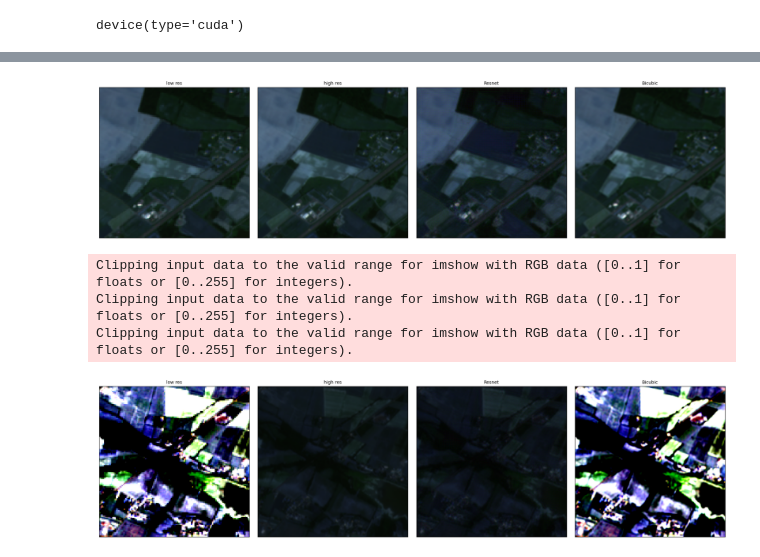
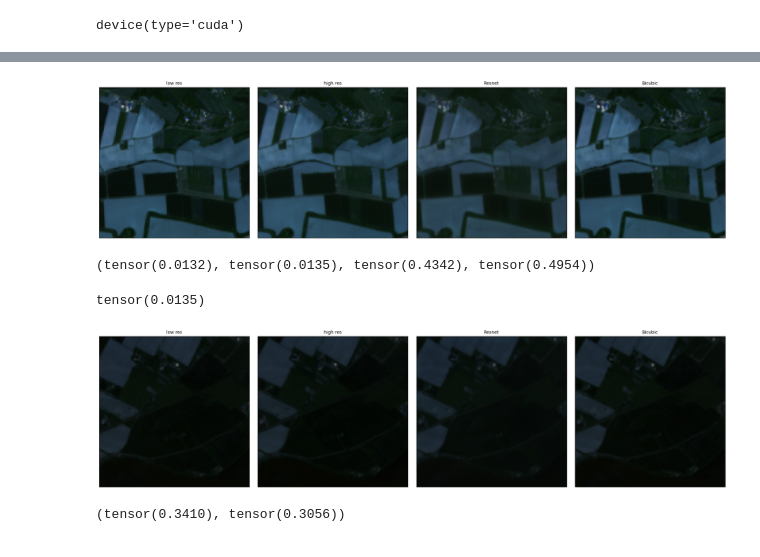
Before and after one commit to LimaoC/super-resolution-for-satellite-imagery, a Jupyter notebook: notebooks/mitch/prototype-gan.ipynb, the cells around one changed output, grey strips where cells are left out. Drawn from its saved outputs; the diff is of its cells as text; code cells hidden in the pictures.

```diff
--- a/notebooks/mitch/prototype-gan.ipynb
+++ b/notebooks/mitch/prototype-gan.ipynb
@@ -46,0 +47,27 @@ Num test 1461
+# %%
+# Count how many are unreliable
+loader = DataLoader(train_patches, batch_size=1)
+x_large_count = 0
+x_small_count = 0
+y_large_count = 0
+y_small_count = 0
+x_discard_count = 0
+y_discard_count = 0
+for x, y in tqdm.tqdm(loader, ncols=100, total=len(loader)):
+    if x.max() > 1 or x.min() < 0:
+        x_discard_count += 1
+
+    if y.max() > 1 or y.min() < 0:
+        y_discard_count += 1
+
+    if x.max() > 1:
+        x_large_count += 1
+
+    if x.min() < 0:
+        x_small_count += 1
+
+    if y.max() > 1:
+        y_large_count += 1
+
+    if y.min() < 0:
+        y_small_count += 1
@@ -118,7 +161,10 @@ def image_transform(x, y):
     x = x[:3, :, :]
     y = y[:3, :, :]
 
-    x = (x - channel_means) / channel_std
+    x = torch.clamp(x, 0, 1)
+    y = torch.clamp(y, 0, 1)
+
+    # x = (x - channel_means) / channel_std
     # y = (y - hr_channel_means) / hr_channel_std
 
     return x, y
@@ -268,26 +327,12 @@ index = random.randint(0, len(low_res) - 1)
 
 low_res_example = low_res[index]
 high_res_example = high_res[index]
-out = model(low_res_example.unsqueeze(0)).detach()
+out = model(low_res_example.unsqueeze(0)).detach().clamp(0, 1)
 bicubic_out = interpolate(
     (low_res_example.unsqueeze(0) * channel_std + channel_means),
     size=(256, 256),
     mode="bicubic",
 ).float()
-x_channel_max = (
-    (low_res_example * channel_std + channel_means)
-    .max(dim=1)[0]
-    .max(1)[0]
-    .unsqueeze(1)
-    .unsqueeze(1)
-)
-x_channel_min = (
-    (low_res_example * channel_std + channel_means)
-    .min(dim=1)[0]
-    .min(1)[0]
-    .unsqueeze(1)
-    .unsqueeze(1)
-)
 plot_gallery(
     [
         adjust_brightness(low_res_example * channel_std + channel_means, 2).permute(
@@ -302,34 +347,45 @@ plot_gallery(
     yscale=5,
 )
 # %% [output]
-[figure, old version]
+[figure, new version]
+# %%
+high_res_example.min(), low_res_example.min(), high_res_example.max(), low_res_example.max()
+# %% [output]
+(tensor(0.0132), tensor(0.0135), tensor(0.4342), tensor(0.4954))
+# %%
+low_res_example.min()
+# %% [output]
+tensor(0.0135)
 # %%
 loader = DataLoader(train_patches, batch_size=100)
 (low_res, high_res) = next(train_loader.__iter__())
 # %%
 import random
 
 index = random.randint(0, len(low_res) - 1)
 
 low_res_example = low_res[index]
 high_res_example = high_res[index]
-out = model(low_res_example.unsqueeze(0)).detach()
-bicubic_out = interpolate(
-    low_res_example.unsqueeze(0), size=(256, 256), mode="bicubic"
-).float()
+out = model(low_res_example.unsqueeze(0)).detach().clamp(0, 1)
+bicubic_out = (
+    interpolate(low_res_example.unsqueeze(0), size=(256, 256), mode="bicubic")
+    .float()
+    .clamp(0, 1)
+)
 plot_gallery(
     [
         low_res_example.permute(1, 2, 0),
         high_res_example.permute(1, 2, 0),
         out[0].permute(1, 2, 0),
         bicubic_out[0].permute(1, 2, 0),
     ],
     titles=["low res", "high res", "Resnet", "Bicubic"],
     xscale=5,
     yscale=5,
 )
 # %% [output]
-Clipping input data to the valid range for imshow with RGB data ([0..1] for floats or [0..255] for integers).
-Clipping input data to the valid range for imshow with RGB data ([0..1] for floats or [0..255] for integers).
-Clipping input data to the valid range for imshow with RGB data ([0..1] for floats or [0..255] for integers).
-[figure, old version]
+[figure, new version]
+# %%
+low_res_example.max(), high_res_example.max()
+# %% [output]
+(tensor(0.3410), tensor(0.3056))
```
Also changed, not shown: parts of 21 cells of this notebook, 1 other file.
